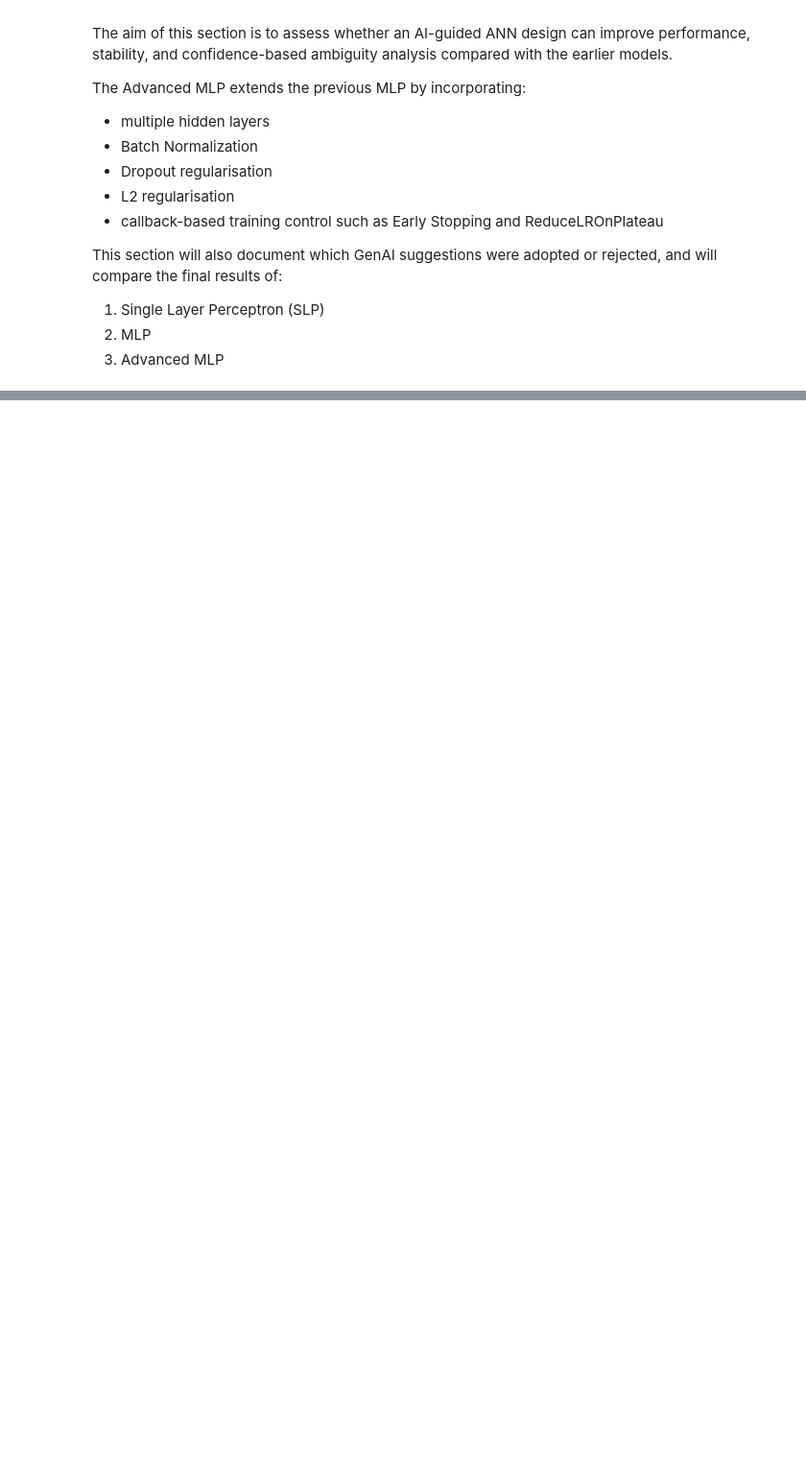
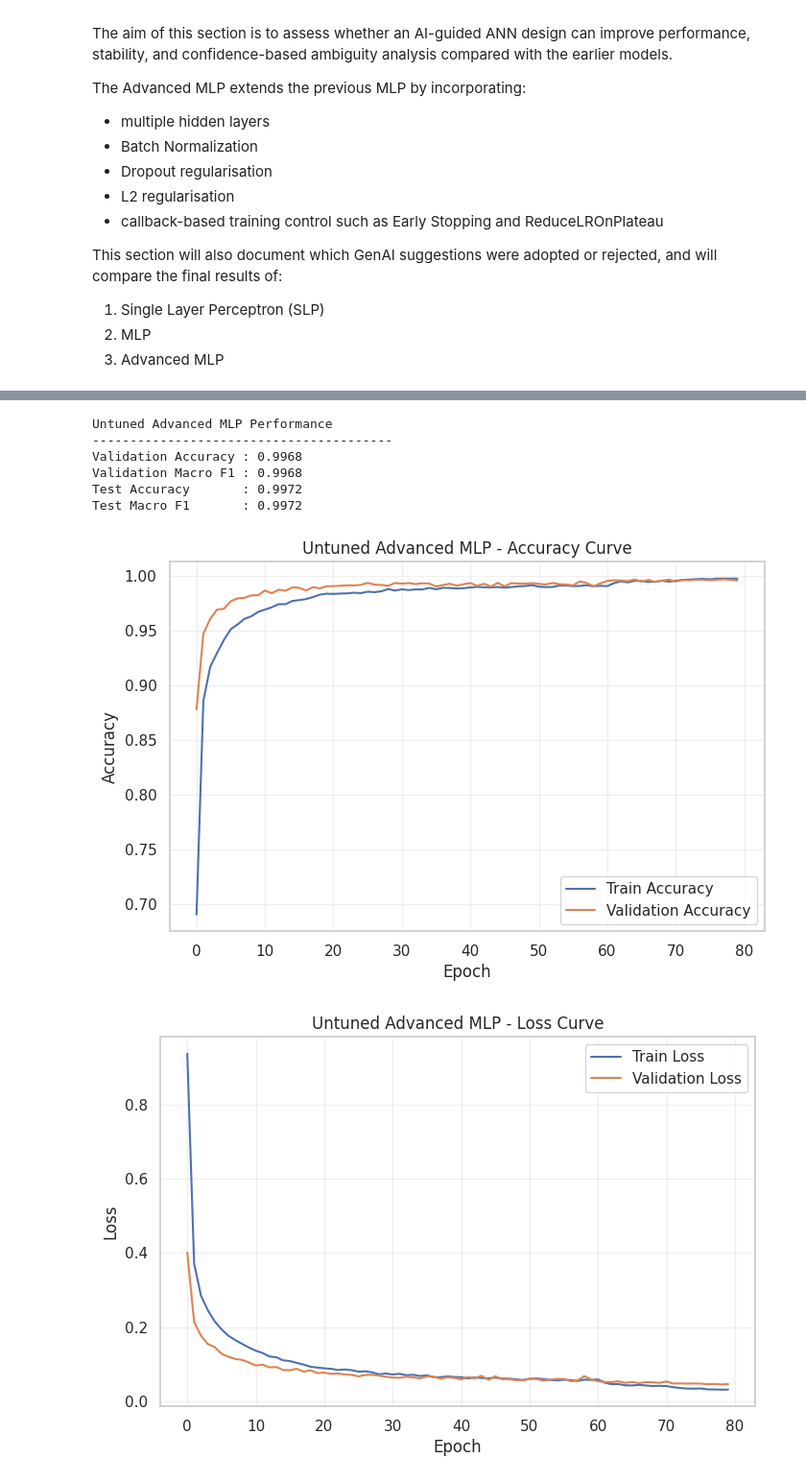
Before and after one commit to harshpre5/Artificial_Neural_Networks_14444188_HS_6009CMD, a Jupyter notebook: 14444188_ANN_PART_B.ipynb, the cells around one changed output, grey strips where cells are left out. Shown at 96% size. Drawn from its saved outputs; the diff is of its cells as text; code cells hidden in the pictures; blank space fills up the shorter version.

```diff
--- a/14444188_ANN_PART_B.ipynb
+++ b/14444188_ANN_PART_B.ipynb
@@ -1235,0 +1480,14 @@ This section will also document which GenAI suggestions were adopted or rejected
+# %%
+# ============================================================
+# PART B - TRAIN UNTUNED ADVANCED MLP
+# ============================================================
+
+history_advanced = advanced_mlp.fit(
+    X_train_partb,
+    y_train_partb,
+    validation_data=(X_val_partb, y_val_partb),
+    epochs=advanced_epochs,
+    batch_size=advanced_batch_size,
+    callbacks=advanced_callbacks,
+    verbose=1
+)
@@ -1235,0 +1512,66 @@ This section will also document which GenAI suggestions were adopted or rejected
+# %%
+# ============================================================
+# PART B - EVALUATE UNTUNED ADVANCED MLP
+# ============================================================
+
+from sklearn.metrics import accuracy_score, f1_score, classification_report, confusion_matrix
+
+# Validation predictions
+val_probs_advanced = advanced_mlp.predict(X_val_partb, verbose=0)
+val_preds_advanced = np.argmax(val_probs_advanced, axis=1)
+
+# Test predictions
+test_probs_advanced = advanced_mlp.predict(X_test_partb, verbose=0)
+test_preds_advanced = np.argmax(test_probs_advanced, axis=1)
+
+# Metrics
+advanced_val_accuracy = accuracy_score(y_val_partb, val_preds_advanced)
+advanced_val_macro_f1 = f1_score(y_val_partb, val_preds_advanced, average="macro")
+
+advanced_test_accuracy = accuracy_score(y_test_partb, test_preds_advanced)
+advanced_test_macro_f1 = f1_score(y_test_partb, test_preds_advanced, average="macro")
+
+print("Untuned Advanced MLP Performance")
+print("-" * 40)
+print(f"Validation Accuracy : {advanced_val_accuracy:.4f}")
+print(f"Validation Macro F1 : {advanced_val_macro_f1:.4f}")
+print(f"Test Accuracy       : {advanced_test_accuracy:.4f}")
+print(f"Test Macro F1       : {advanced_test_macro_f1:.4f}")
+# %% [output]
+Untuned Advanced MLP Performance
+----------------------------------------
+Validation Accuracy : 0.9968
+Validation Macro F1 : 0.9968
+Test Accuracy       : 0.9972
+Test Macro F1       : 0.9972
+# %%
+# ============================================================
+# PART B - PLOT LEARNING CURVES FOR UNTUNED ADVANCED MLP
+# ============================================================
+
+import matplotlib.pyplot as plt
+
+history_dict = history_advanced.history
+
+plt.figure(figsize=(8, 5))
+plt.plot(history_dict["accuracy"], label="Train Accuracy")
+plt.plot(history_dict["val_accuracy"], label="Validation Accuracy")
+plt.title("Untuned Advanced MLP - Accuracy Curve")
+plt.xlabel("Epoch")
+plt.ylabel("Accuracy")
+plt.legend()
+plt.grid(True, alpha=0.3)
+plt.show()
+
+plt.figure(figsize=(8, 5))
+plt.plot(history_dict["loss"], label="Train Loss")
+plt.plot(history_dict["val_loss"], label="Validation Loss")
+plt.title("Untuned Advanced MLP - Loss Curve")
+plt.xlabel("Epoch")
+plt.ylabel("Loss")
+plt.legend()
+plt.grid(True, alpha=0.3)
+plt.show()
+# %% [output]
+[figure, added]
+[figure, added]
```
Also changed, not shown: parts of 8 cells of this notebook.
